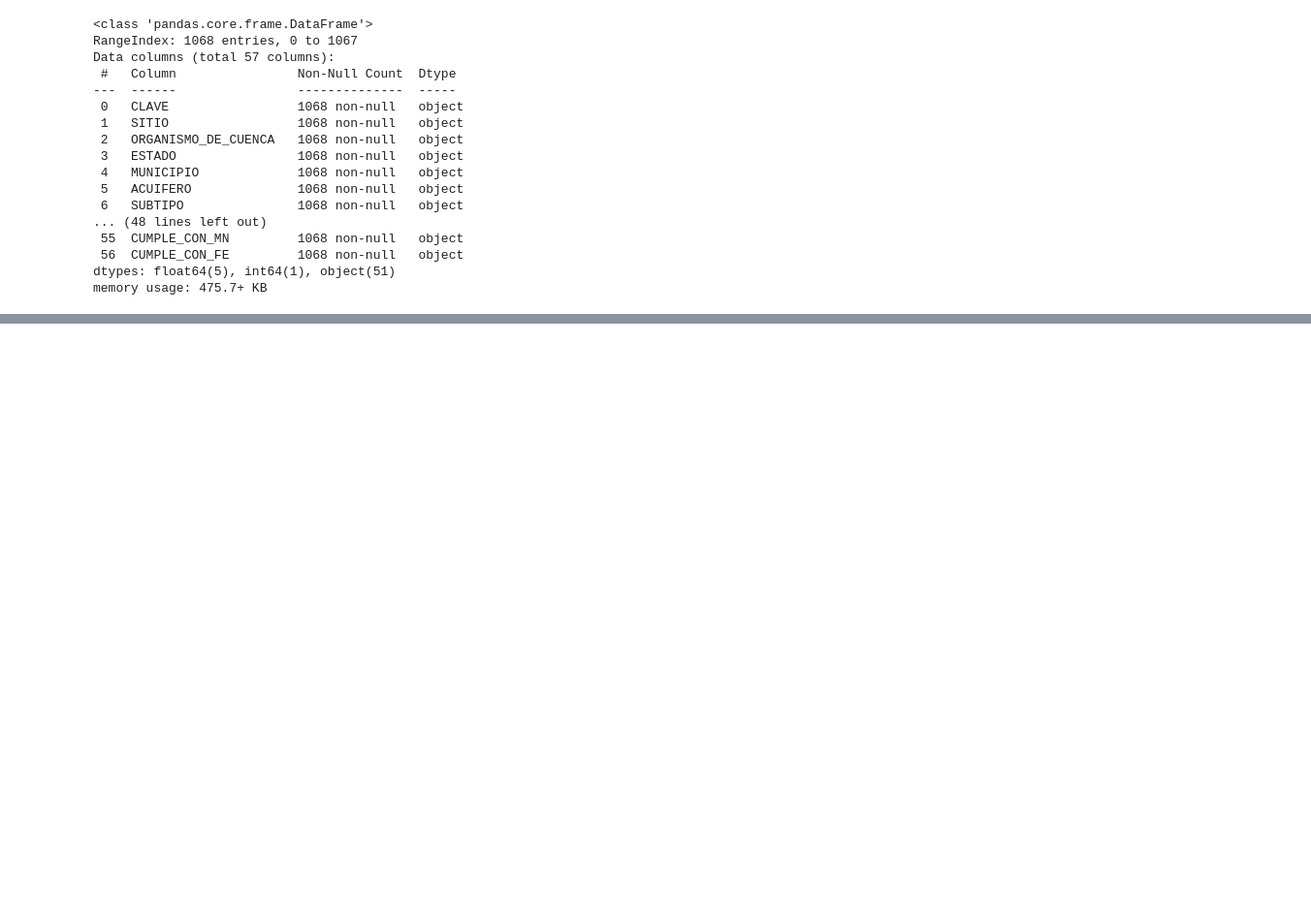
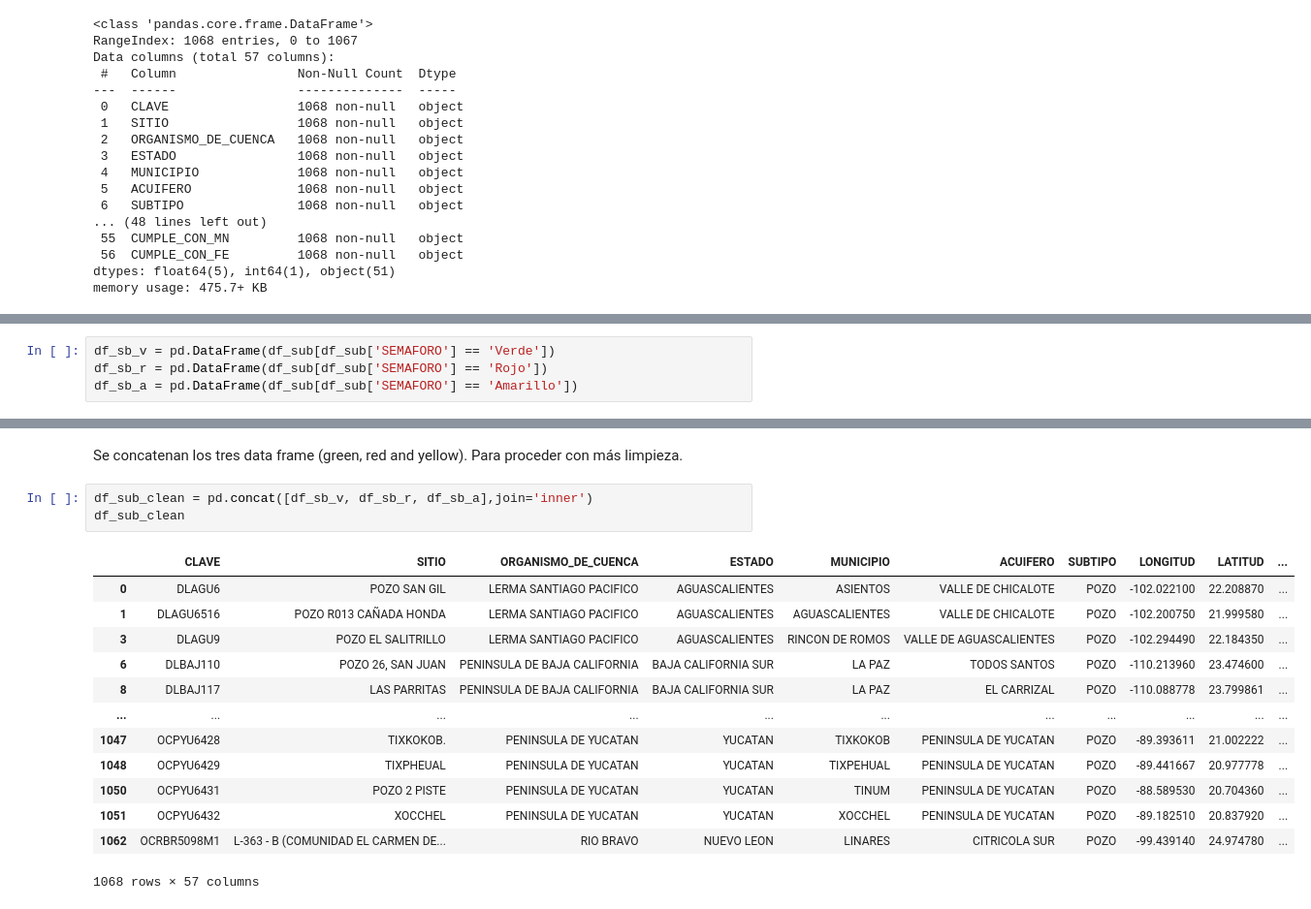
Before and after one commit to PosgradoMNA/actividades-del-projecto-equipo70, a Jupyter notebook: RetoFinal/Entrega1/Reto_Entrega1_Limpieza_análisis_visualización_kmeans.ipynb, the cells around one changed output, grey strips where cells are left out. Shown at 97% size. Cells and saved outputs as stored; diff of their text form; blank space fills up the shorter version.

```diff
--- a/RetoFinal/Entrega1/Reto_Entrega1_Limpieza_análisis_visualización_kmeans.ipynb
+++ b/RetoFinal/Entrega1/Reto_Entrega1_Limpieza_análisis_visualización_kmeans.ipynb
@@ -92,0 +127,4 @@ memory usage: 475.7+ KB
+# %%
+df_sb_v = pd.DataFrame(df_sub[df_sub['SEMAFORO'] == 'Verde'])
+df_sb_r = pd.DataFrame(df_sub[df_sub['SEMAFORO'] == 'Rojo'])
+df_sb_a = pd.DataFrame(df_sub[df_sub['SEMAFORO'] == 'Amarillo'])
@@ -92,0 +374,19 @@ memory usage: 475.7+ KB
+# %% [markdown]
+Se concatenan los tres data frame (green, red and yellow). Para proceder con más limpieza.
+# %%
+df_sub_clean = pd.concat([df_sb_v, df_sb_r, df_sb_a],join='inner')
+df_sub_clean
+# %% [output]
+|  | CLAVE | SITIO | ORGANISMO_DE_CUENCA | ESTADO | MUNICIPIO | ACUIFERO | SUBTIPO | LONGITUD | LATITUD | ... |
+| 0 | DLAGU6 | POZO SAN GIL | LERMA SANTIAGO PACIFICO | AGUASCALIENTES | ASIENTOS | VALLE DE CHICALOTE | POZO | -102.022100 | 22.208870 | ... |
+| 1 | DLAGU6516 | POZO R013 CAÑADA HONDA | LERMA SANTIAGO PACIFICO | AGUASCALIENTES | AGUASCALIENTES | VALLE DE CHICALOTE | POZO | -102.200750 | 21.999580 | ... |
+| 3 | DLAGU9 | POZO EL SALITRILLO | LERMA SANTIAGO PACIFICO | AGUASCALIENTES | RINCON DE ROMOS | VALLE DE AGUASCALIENTES | POZO | -102.294490 | 22.184350 | ... |
+| 6 | DLBAJ110 | POZO 26, SAN JUAN | PENINSULA DE BAJA CALIFORNIA | BAJA CALIFORNIA SUR | LA PAZ | TODOS SANTOS | POZO | -110.213960 | 23.474600 | ... |
+| 8 | DLBAJ117 | LAS PARRITAS | PENINSULA DE BAJA CALIFORNIA | BAJA CALIFORNIA SUR | LA PAZ | EL CARRIZAL | POZO | -110.088778 | 23.799861 | ... |
+| ... | ... | ... | ... | ... | ... | ... | ... | ... | ... | ... |
+| 1047 | OCPYU6428 | TIXKOKOB. | PENINSULA DE YUCATAN | YUCATAN | TIXKOKOB | PENINSULA DE YUCATAN | POZO | -89.393611 | 21.002222 | ... |
+| 1048 | OCPYU6429 | TIXPHEUAL | PENINSULA DE YUCATAN | YUCATAN | TIXPEHUAL | PENINSULA DE YUCATAN | POZO | -89.441667 | 20.977778 | ... |
+| 1050 | OCPYU6431 | POZO 2 PISTE | PENINSULA DE YUCATAN | YUCATAN | TINUM | PENINSULA DE YUCATAN | POZO | -88.589530 | 20.704360 | ... |
+| 1051 | OCPYU6432 | XOCCHEL | PENINSULA DE YUCATAN | YUCATAN | XOCCHEL | PENINSULA DE YUCATAN | POZO | -89.182510 | 20.837920 | ... |
+| 1062 | OCRBR5098M1 | L-363 - B (COMUNIDAD EL CARMEN DE... | RIO BRAVO | NUEVO LEON | LINARES | CITRICOLA SUR | POZO | -99.439140 | 24.974780 | ... |
+1068 rows × 57 columns
```
Also changed, not shown: parts of 31 cells of this notebook.
